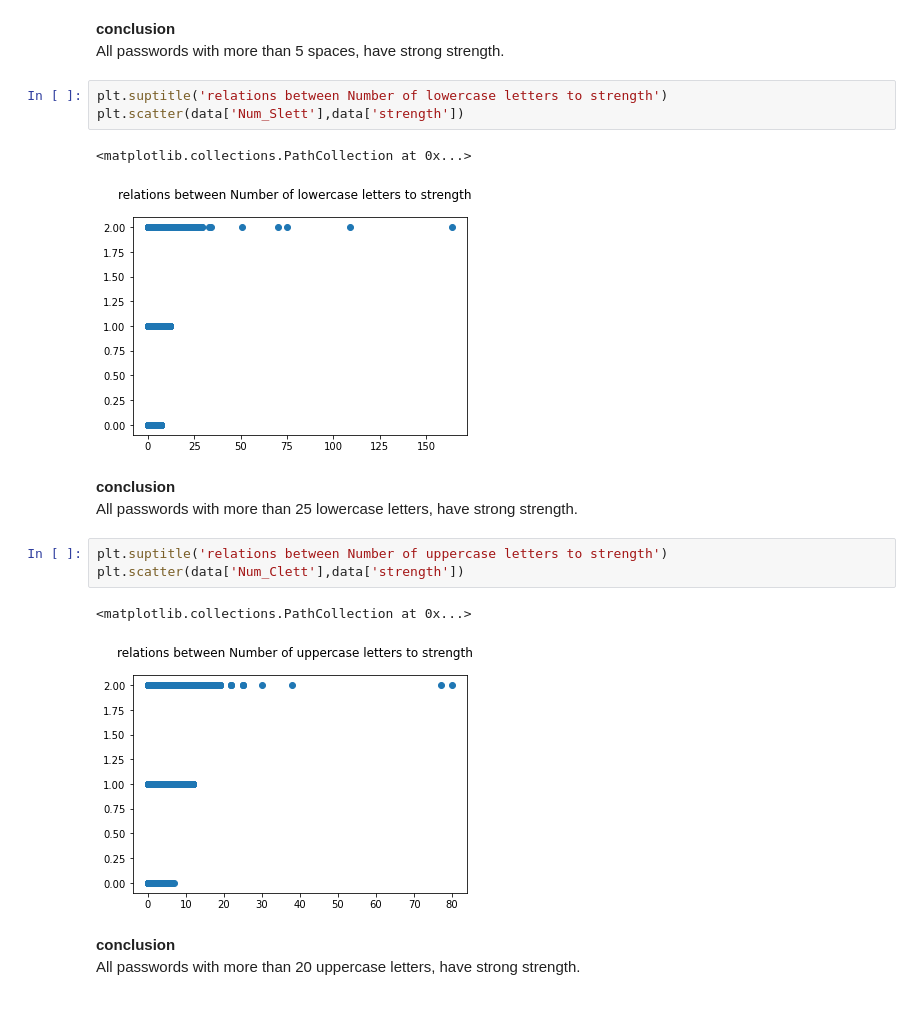
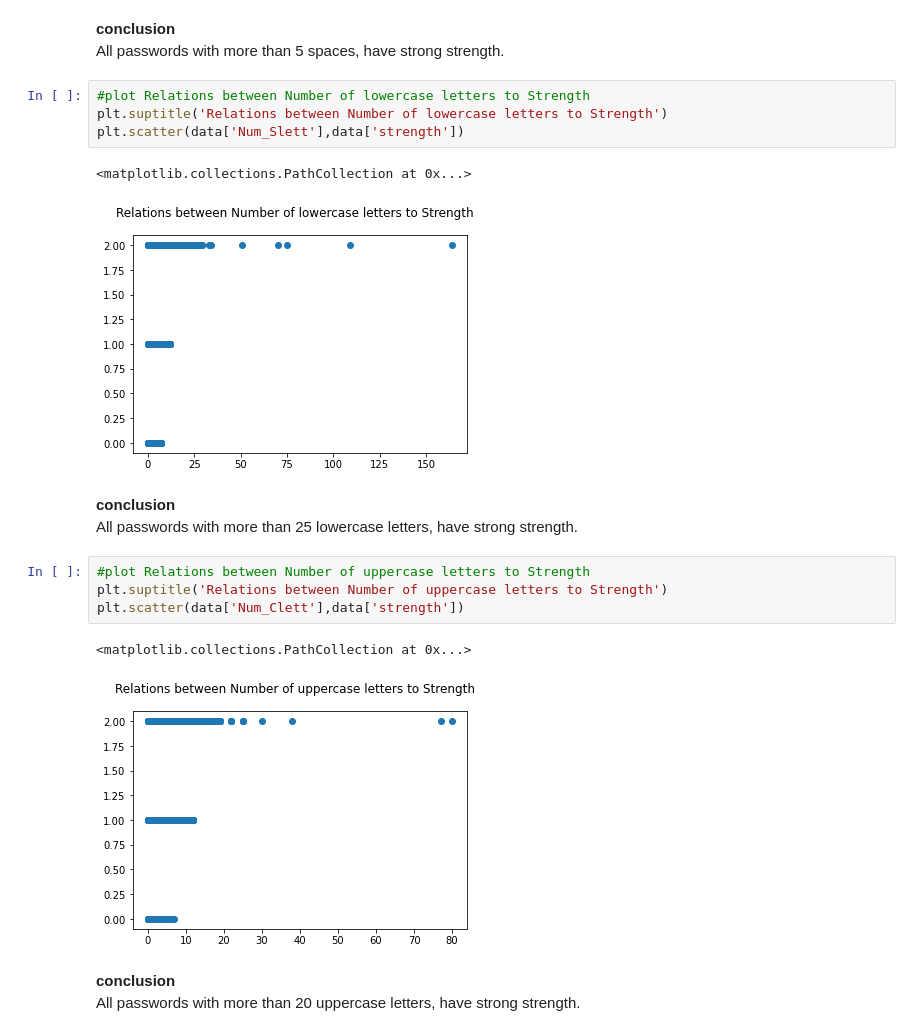
Before and after one commit to yuvalTrip/FinalProject, a Jupyter notebook: Final Project-N.N.3-Classification.ipynb, the cells around one changed output. Saved outputs shown, nothing was run; the diff lists cells and outputs as text.

```diff
--- a/Final Project-N.N.3-Classification.ipynb
+++ b/Final Project-N.N.3-Classification.ipynb
@@ -283,20 +283,22 @@ plt.scatter(data['Num_Space'],data['strength'])
 **conclusion**<br>
 All passwords with more than 5 spaces, have strong strength.
 # %%
-plt.suptitle('relations between Number of lowercase letters to strength')
+#plot Relations between Number of lowercase letters to Strength
+plt.suptitle('Relations between Number of lowercase letters to Strength')
 plt.scatter(data['Num_Slett'],data['strength'])
 # %% [output]
 <matplotlib.collections.PathCollection at 0x...>
-[figure, old version]
+[figure, new version]
 # %% [markdown]
 **conclusion**<br>
 All passwords with more than 25 lowercase letters, have strong strength.
 # %%
-plt.suptitle('relations between Number of uppercase letters to strength')
+#plot Relations between Number of uppercase letters to Strength
+plt.suptitle('Relations between Number of uppercase letters to Strength')
 plt.scatter(data['Num_Clett'],data['strength'])
 # %% [output]
 <matplotlib.collections.PathCollection at 0x...>
-[figure, old version]
+[figure, new version]
 # %% [markdown]
 **conclusion**<br>
 All passwords with more than 20 uppercase letters, have strong strength.
```
Also changed, not shown: parts of 48 cells of this notebook.
